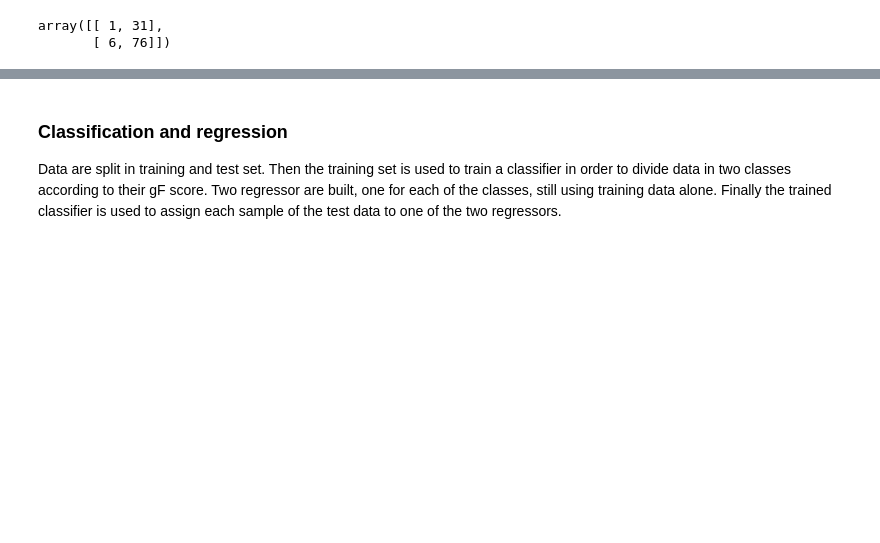
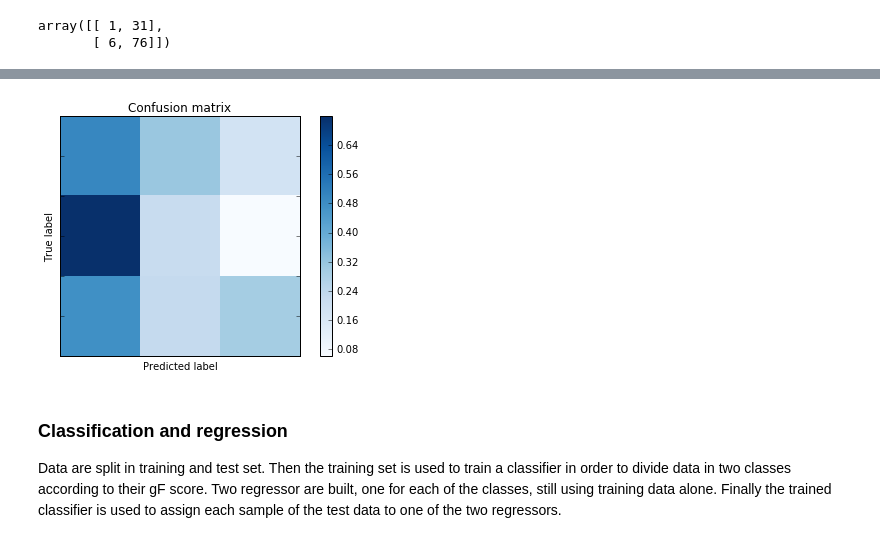
Before and after one commit to paola-g/iq_prediction, a Jupyter notebook: knn_class.ipynb, the cells around one changed output, grey strips where cells are left out. Drawn from its saved outputs; the diff is of its cells as text; code cells hidden in the pictures; blank space fills up the shorter version.

```diff
--- a/knn_class.ipynb
+++ b/knn_class.ipynb
@@ -188,3 +241,9 @@ array([[ 1, 31],
+# %%
+cm = confusion_matrix(bins, preds_6)
+cm_normalized = cm.astype('float') / cm.sum(axis=1)[:, np.newaxis]
+plot_confusion_matrix(cm_normalized)
+# %% [output]
+[figure, added]
 # %% [markdown]
 ### Classification and regression
 Data are split in training and test set. Then the training set is used to train a classifier in order to divide data in two classes according to their gF score. Two regressor are built, one for each of the classes, still using training data alone. Finally the trained classifier is used to assign each sample of the test data to one of the two regressors.
```
Also changed, not shown: parts of 13 cells of this notebook, 1 other file.
